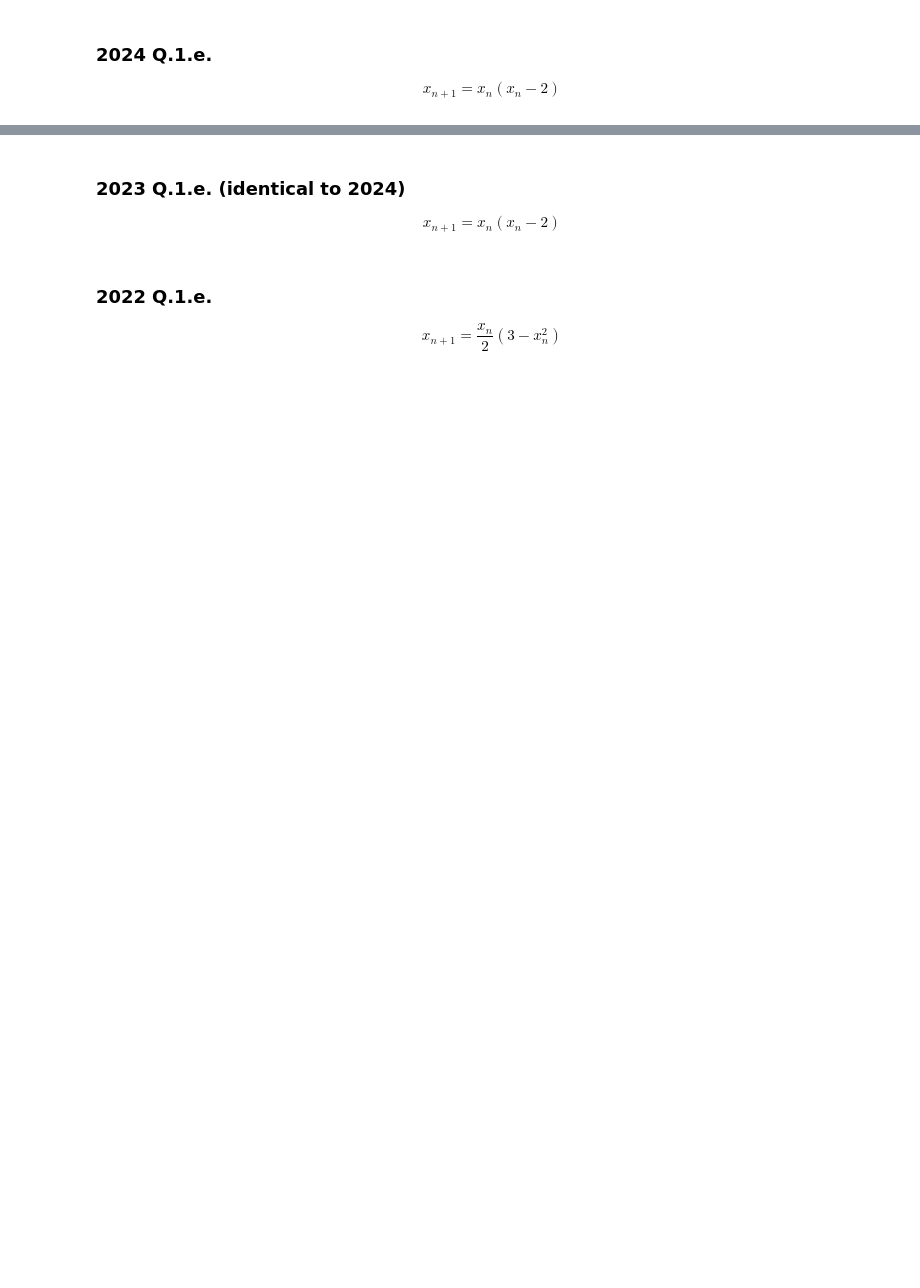
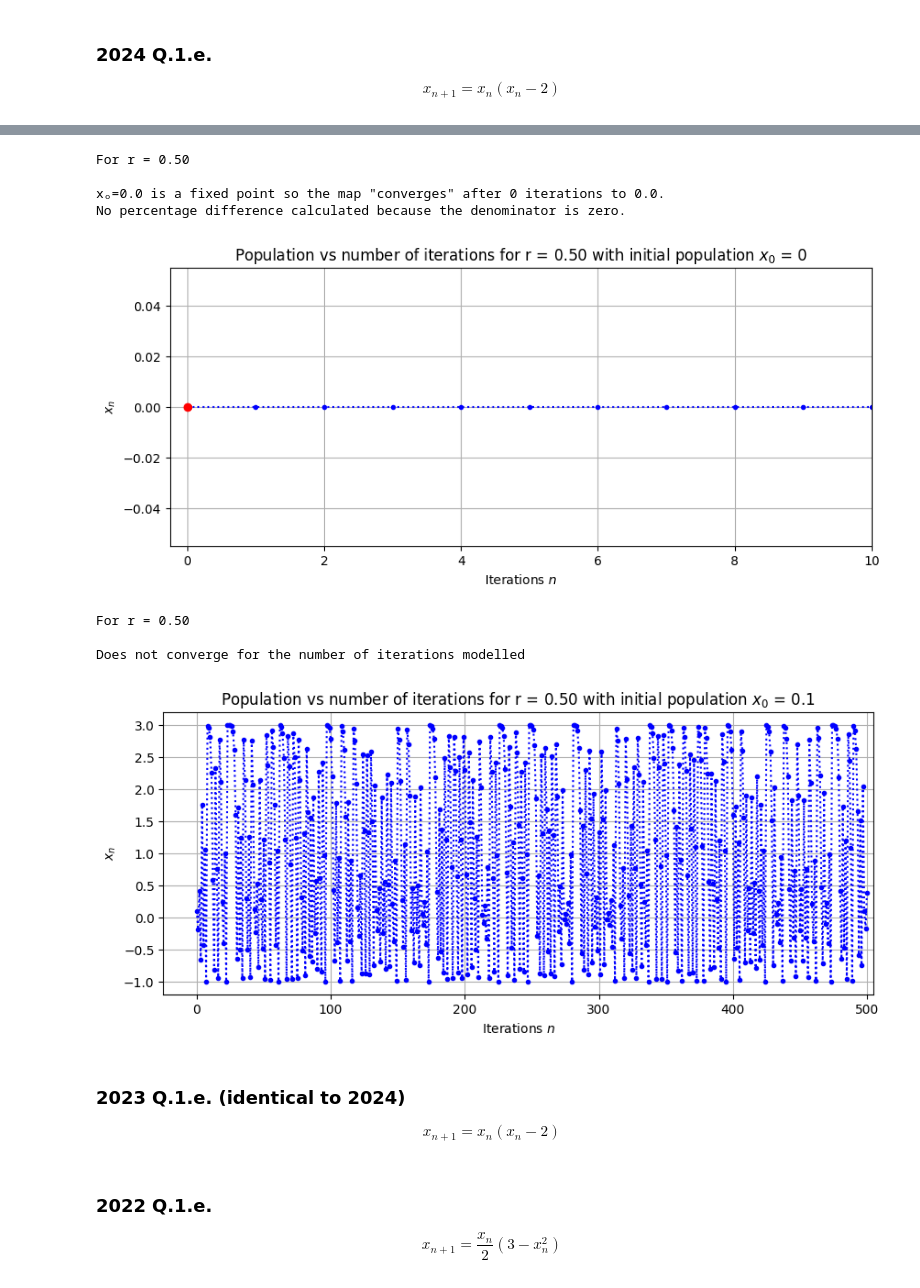
Before and after one commit to s-hynes/MP491, a Jupyter notebook: CH05_1d_maps_exam_short_questions.ipynb, the cells around one changed output, grey strips where cells are left out. Drawn from its saved outputs; the diff is of its cells as text; code cells hidden in the pictures; blank space fills up the shorter version.

```diff
--- a/CH05_1d_maps_exam_short_questions.ipynb
+++ b/CH05_1d_maps_exam_short_questions.ipynb
@@ -12,3 +18,17 @@ Does not converge for the number of iterations modelled
+# %%
+from CH05_1d_maps import conv
+conv(0, 0.5, 500, lambda r,x: x*(x-2))
+conv(0.1, 0.5, 500, lambda r,x: x*(x-2))
+# %% [output]
+For r = 0.50
+
+xₒ=0.0 is a fixed point so the map "converges" after 0 iterations to 0.0.
+No percentage difference calculated because the denominator is zero.
+[figure, added]
+For r = 0.50
+
+Does not converge for the number of iterations modelled
+[figure, added]
 # %% [markdown]
 ### 2023 Q.1.e. (identical to 2024)
 $$x_{n+1} = x_n (x_n - 2)$$
```
Also changed, not shown: parts of 20 cells of this notebook.
